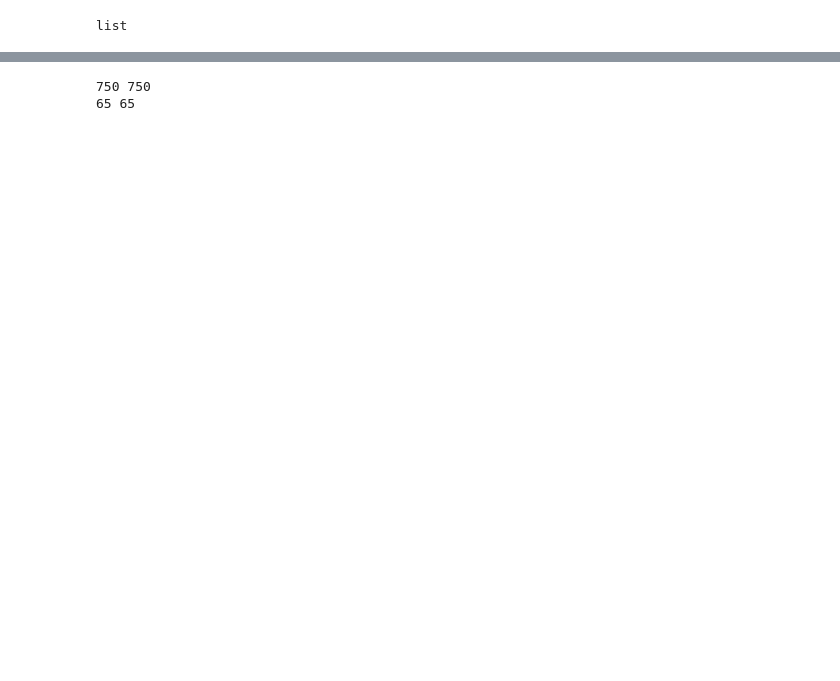
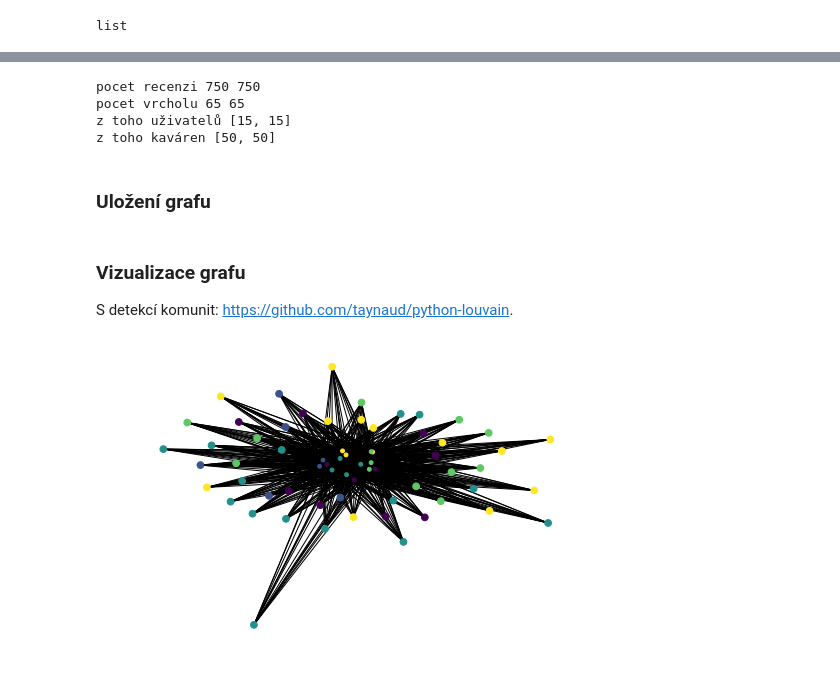
Before and after one commit to jandoubek/pvs-2018, a Jupyter notebook: evaluation_env/prvniUpravaDoGrafu.ipynb, the cells around one changed output, grey strips where cells are left out. Saved outputs shown, nothing was run; the diff lists cells and outputs as text; code cells hidden in the pictures; blank space fills up the shorter version.

Commit message:
rychla analyza testovacich dat pomoci grafu

```diff
--- a/evaluation_env/prvniUpravaDoGrafu.ipynb
+++ b/evaluation_env/prvniUpravaDoGrafu.ipynb
@@ -27,11 +47,30 @@ for rating in data:
     coffee = checkNode(rating['coffee'], coffees, 1, graphs)
     add_edges(customer, coffee, rating['rating'], graphs, params)
 # %%
-print(len(env_graph.edges), len(taste_graph.edges))
-print(len(env_graph.nodes), len(taste_graph.nodes))
+print('pocet recenzi', len(env_graph.edges), len(taste_graph.edges))
+print('pocet vrcholu', len(env_graph.nodes), len(taste_graph.nodes))
+for t,T in enumerate(['uživatelů', 'kaváren']):
+    print('z toho {}'.format(T), [len([n for n in G.nodes if G.nodes[n]['type'] == t]) for G in graphs])
 # %% [output]
-750 750
-65 65
+pocet recenzi 750 750
+pocet vrcholu 65 65
+z toho uživatelů [15, 15]
+z toho kaváren [50, 50]
+# %% [markdown]
+### Uložení grafu
 # %%
 for G, param in zip(graphs, params):
     nx.write_gexf(G, 'graph_{}.gexf'.format(param))
+# %% [markdown]
+### Vizualizace grafu
+S detekcí komunit: https://github.com/taynaud/python-louvain.
+# %%
+def drawGraph(G):
+    layout = nx.spring_layout(G)
+    sizes = [45 if G.nodes[n]['type'] else 15 for n in G.nodes]
+    partition = [community.best_partition(G)[n] for n in G.nodes]
+    nx.draw(G, layout, node_size=sizes, node_color=partition)
+# %%
+drawGraph(env_graph)
+# %% [output]
+[figure, added]
```
Also changed, not shown: parts of 27 cells of this notebook.
